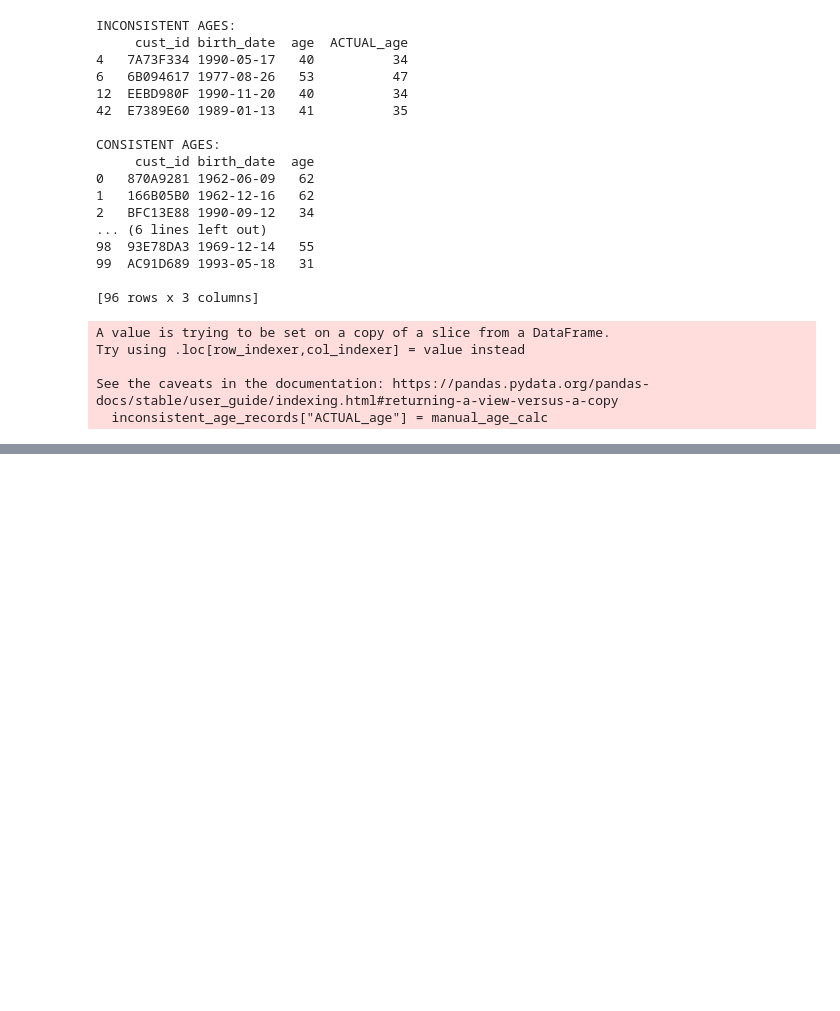
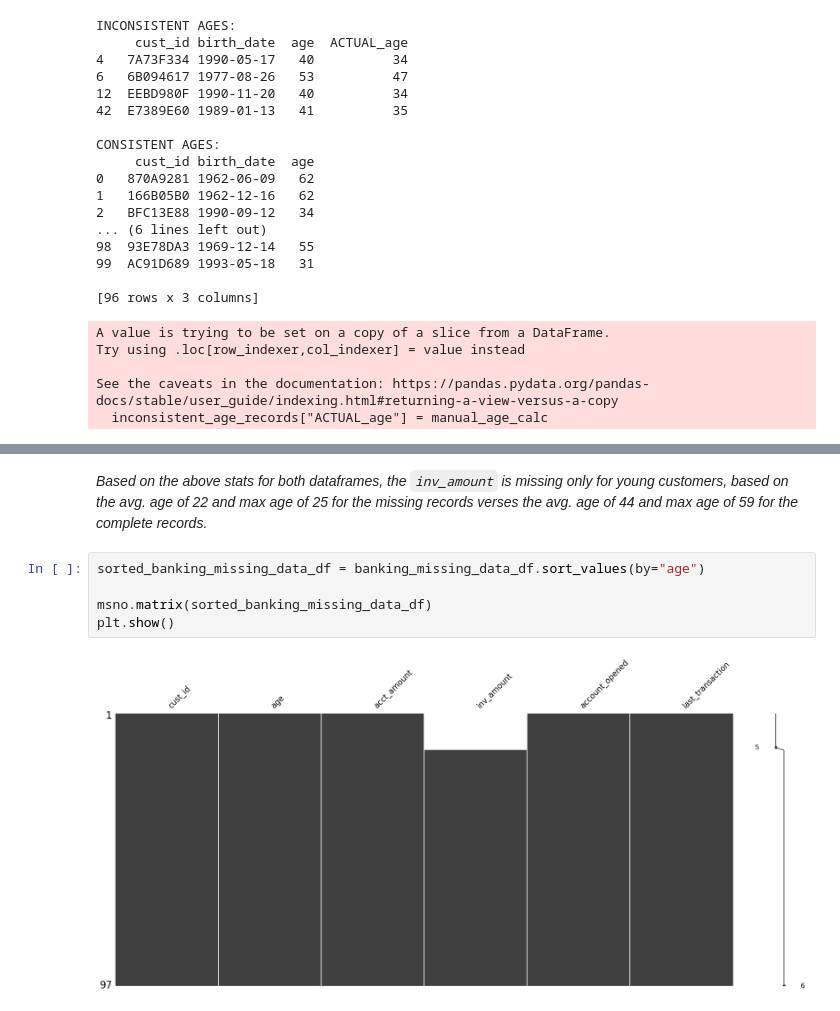
Before and after one commit to priscilla-arinze/PythonReview, a Jupyter notebook: LIBRARIES/Pandas_CleaningData.ipynb, the cells around one changed output, grey strips where cells are left out. Saved outputs shown, nothing was run; the diff lists cells and outputs as text; blank space fills up the shorter version.

```diff
--- a/LIBRARIES/Pandas_CleaningData.ipynb
+++ b/LIBRARIES/Pandas_CleaningData.ipynb
@@ -973,0 +1059,9 @@ See the caveats in the documentation: https://pandas.pydata.org/pandas-docs/stab
+# %% [markdown]
+*Based on the above stats for both dataframes, the `inv_amount` is missing only for young customers, based on the avg. age of 22 and max age of 25 for the missing records verses the avg. age of 44 and max age of 59 for the complete records.*
+# %%
+sorted_banking_missing_data_df = banking_missing_data_df.sort_values(by="age")
+
+msno.matrix(sorted_banking_missing_data_df)
+plt.show()
+# %% [output]
+[figure, added]
```
Also changed, not shown: parts of 11 cells of this notebook, 1 other file.
